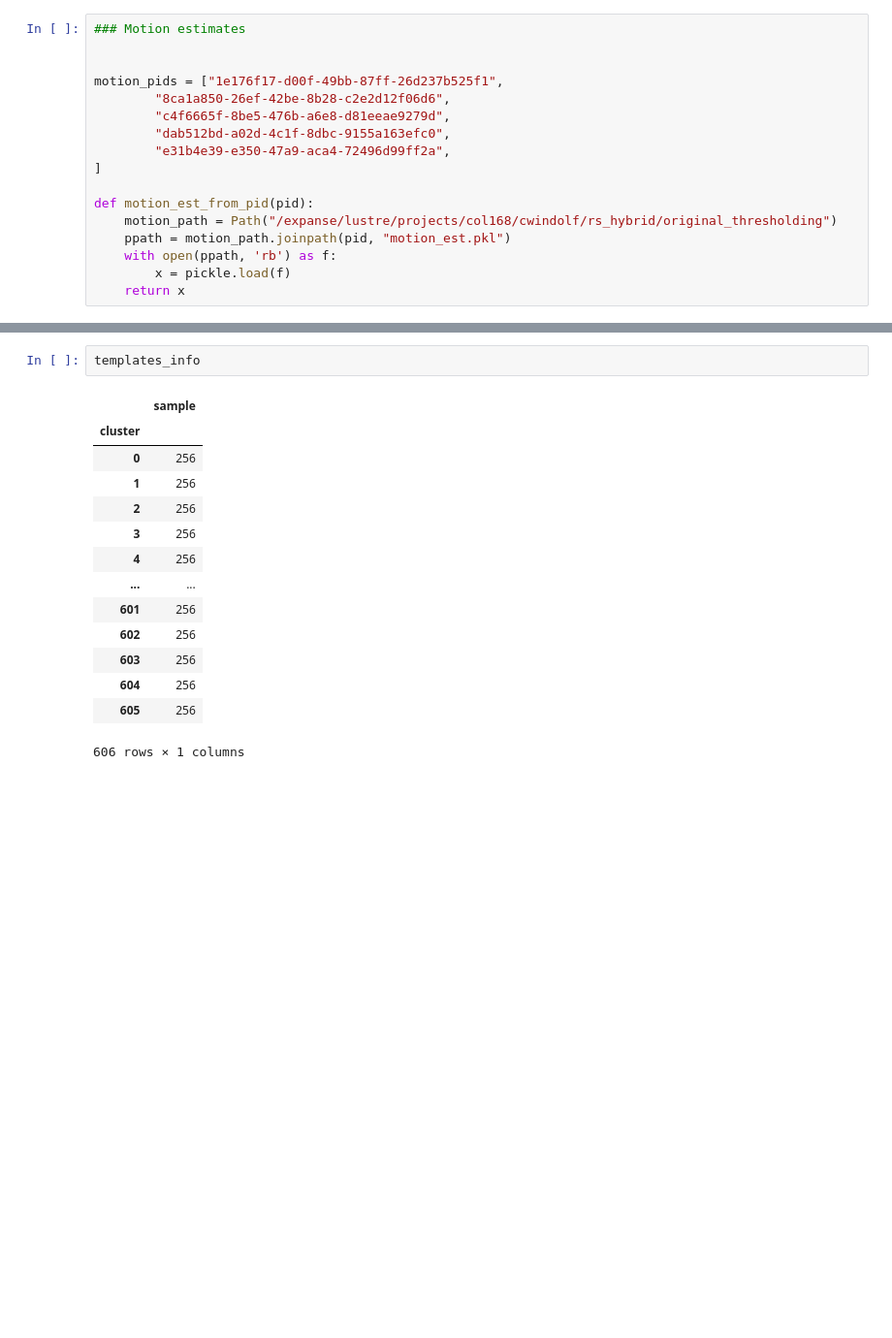
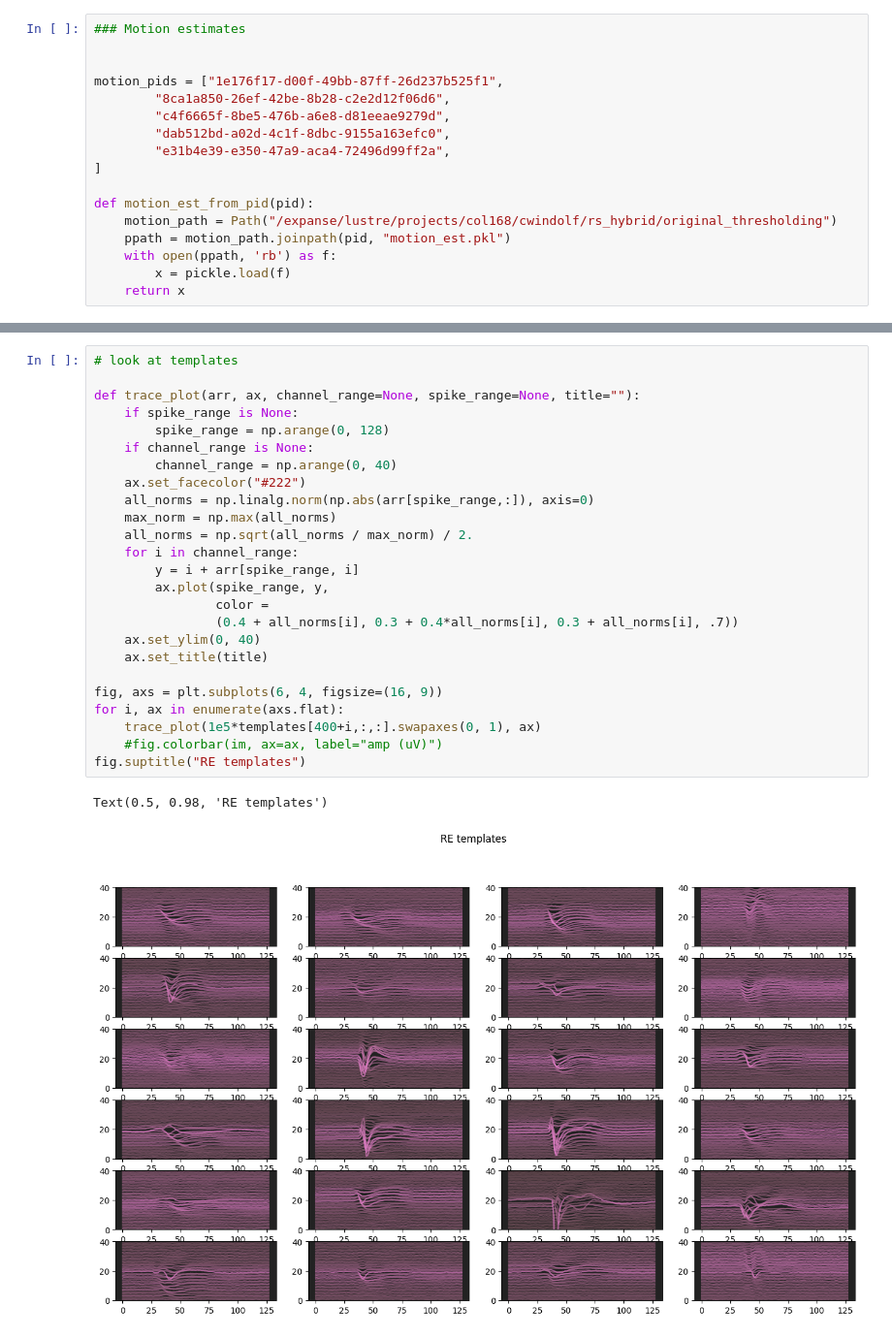
Before and after one commit to chris-langfield/expanse_scripts, a Jupyter notebook: gen_hybrid_RE.ipynb, the cells around one changed output, grey strips where cells are left out. Shown at 97% size. Cells and saved outputs as stored; diff of their text form; blank space fills up the shorter version.

```diff
--- a/gen_hybrid_RE.ipynb
+++ b/gen_hybrid_RE.ipynb
@@ -91,18 +101,29 @@ me = motion_est_from_pid(pid)
 # %%
-templates_info
+# look at templates
+
+def trace_plot(arr, ax, channel_range=None, spike_range=None, title=""):
+    if spike_range is None:
+        spike_range = np.arange(0, 128)
+    if channel_range is None:
+        channel_range = np.arange(0, 40)
+    ax.set_facecolor("#222")
+    all_norms = np.linalg.norm(np.abs(arr[spike_range,:]), axis=0)
+    max_norm = np.max(all_norms)
+    all_norms = np.sqrt(all_norms / max_norm) / 2.
+    for i in channel_range:
+        y = i + arr[spike_range, i]
+        ax.plot(spike_range, y,
+                color =
+                (0.4 + all_norms[i], 0.3 + 0.4*all_norms[i], 0.3 + all_norms[i], .7))
+    ax.set_ylim(0, 40)
+    ax.set_title(title)
+
+fig, axs = plt.subplots(6, 4, figsize=(16, 9))
+for i, ax in enumerate(axs.flat):
+    trace_plot(1e5*templates[400+i,:,:].swapaxes(0, 1), ax)
+    #fig.colorbar(im, ax=ax, label="amp (uV)")
+fig.suptitle("RE templates")
 # %% [output]
-|  | sample |
-| cluster |  |
-| 0 | 256 |
-| 1 | 256 |
-| 2 | 256 |
-| 3 | 256 |
-| 4 | 256 |
-| ... | ... |
-| 601 | 256 |
-| 602 | 256 |
-| 603 | 256 |
-| 604 | 256 |
-| 605 | 256 |
-606 rows × 1 columns
+Text(0.5, 0.98, 'RE templates')
+[figure, added]
 # %%
```
Also changed, not shown: parts of 14 cells of this notebook.
